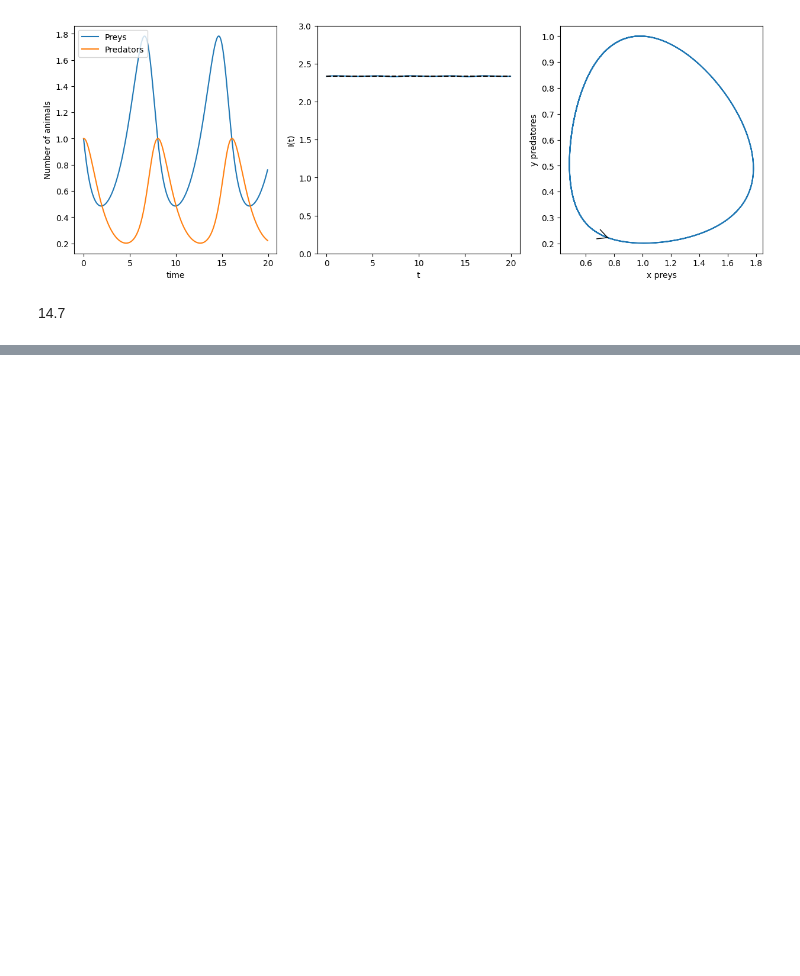
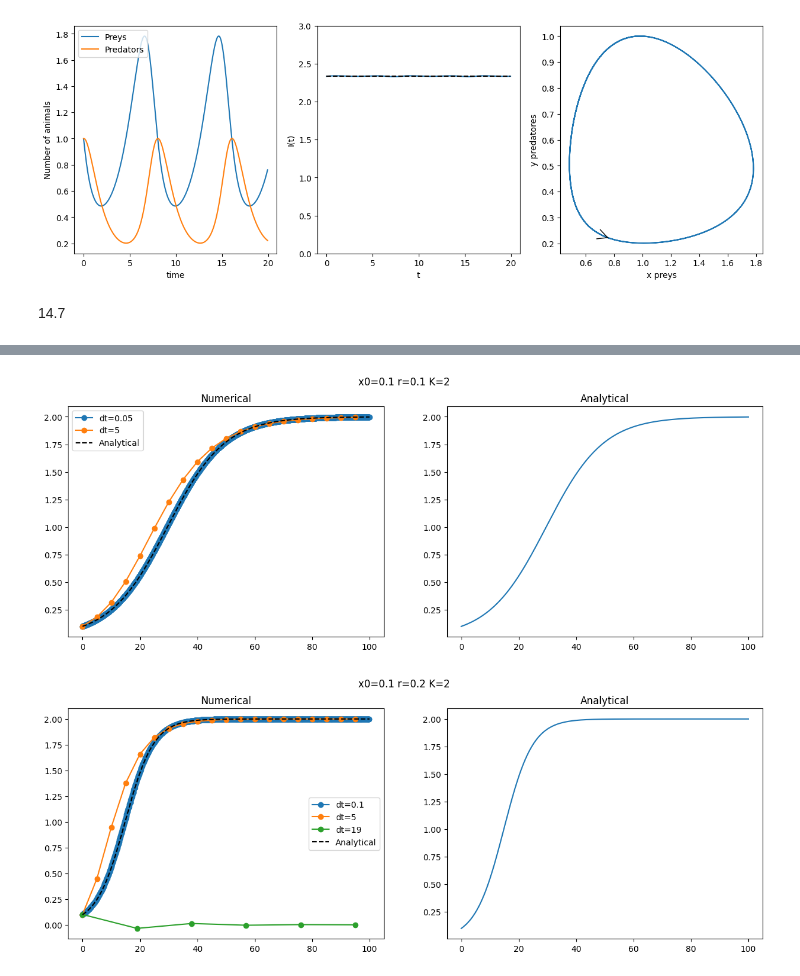
Before and after one commit to heden1/Simulation-of-complex-systems, a Jupyter notebook: HW4.ipynb, the cells around one changed output, grey strips where cells are left out. Drawn from its saved outputs; the diff is of its cells as text; code cells hidden in the pictures; blank space fills up the shorter version.

```diff
--- a/HW4.ipynb
+++ b/HW4.ipynb
@@ -176,0 +176,6 @@ SolveQuadrticPolynomial(2,5,-3)
+# %%
+PlotLogisticGrowthModel(LogisticEquationNumericalImplicit)
+PlotLogisticGrowthModel(LogisticEquationNumericalImplicit,r=0.2,dts=[0.1,5,19])
+# %% [output]
+[figure, added]
+[figure, added]
```
Also changed, not shown: parts of 9 cells of this notebook, 2 other files.
